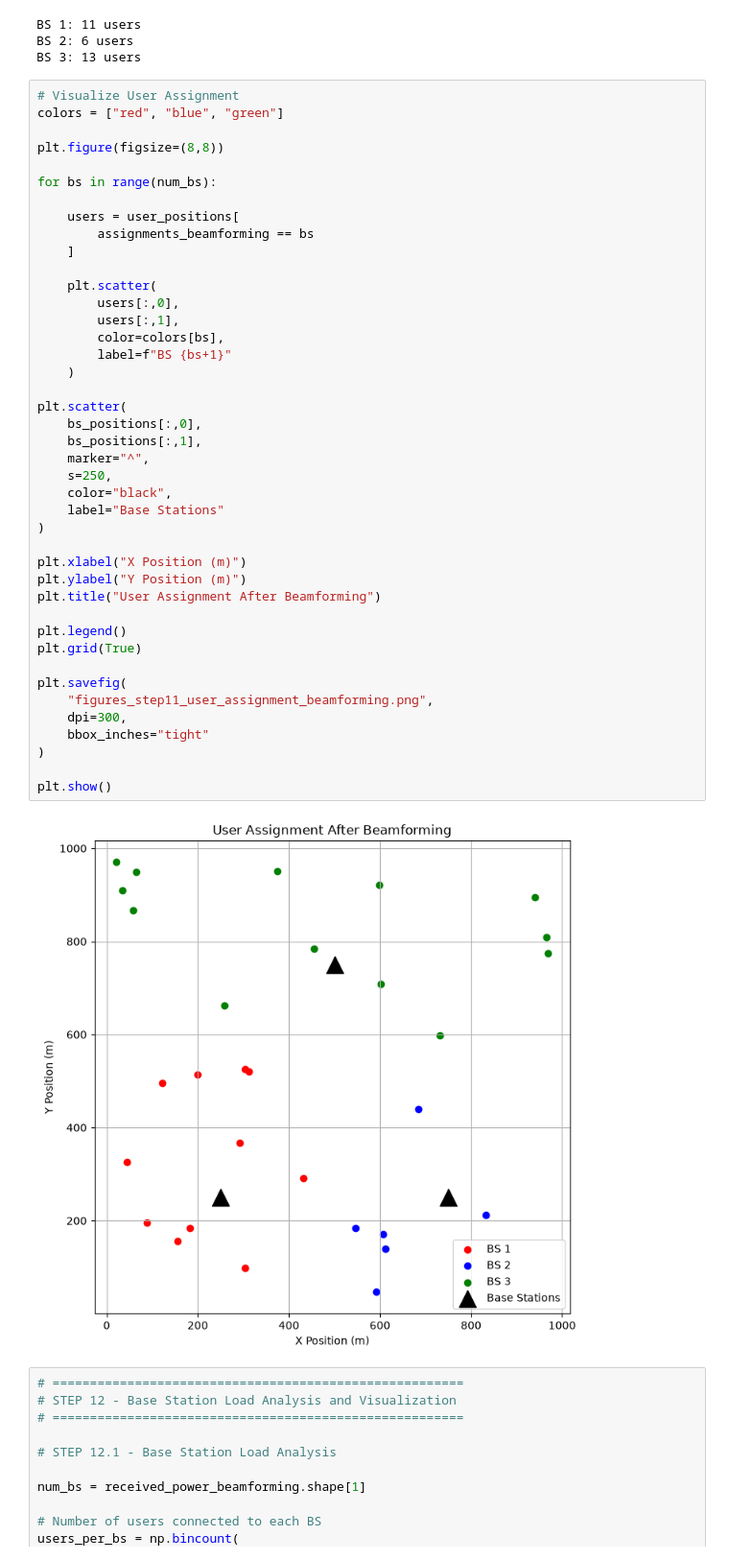
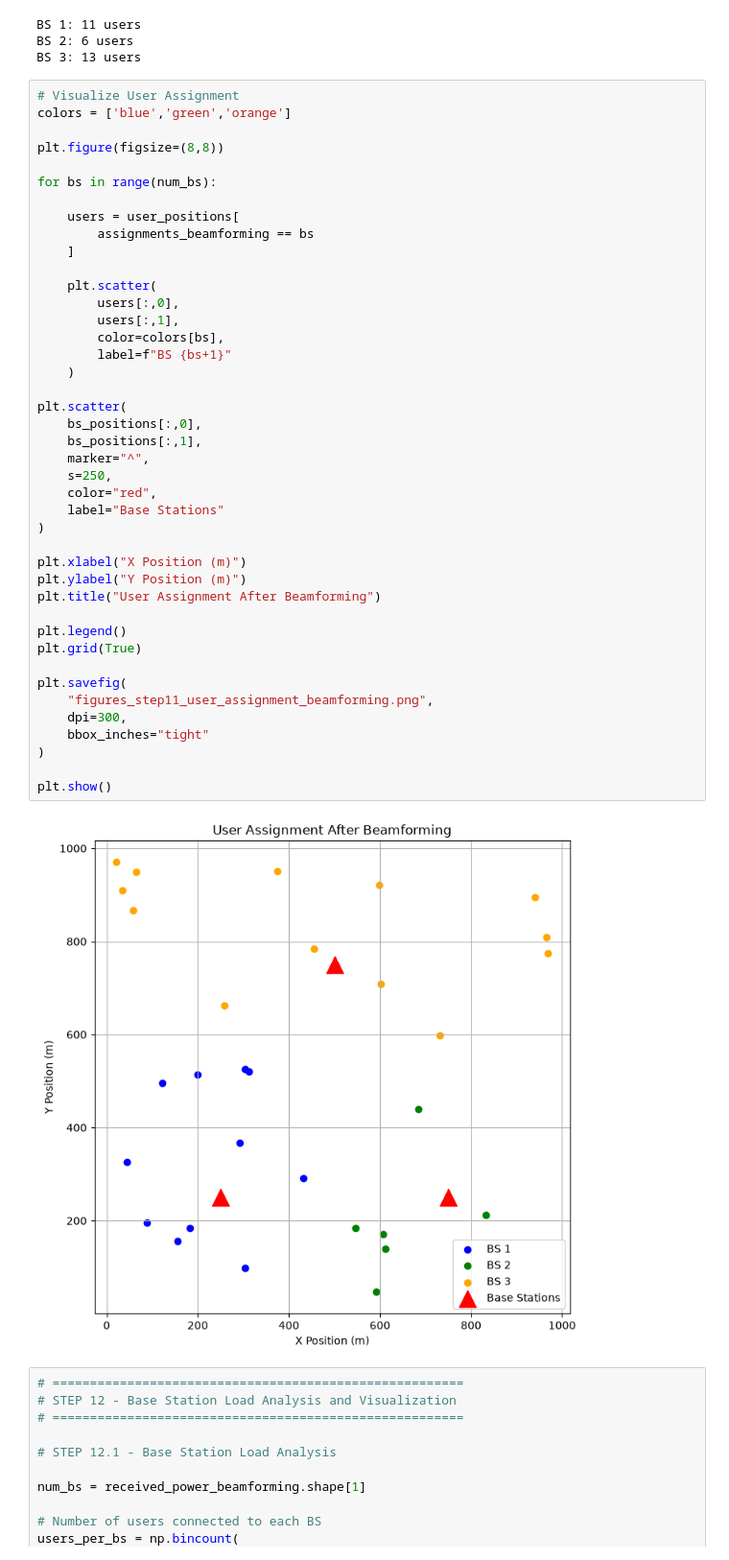
Before and after one commit to Chathuranga630/sionna, a Jupyter notebook: Spoofed_Traffic_v4.ipynb, the cells around one changed output. Shown at 96% size. Saved outputs shown, nothing was run; the diff lists cells and outputs as text.

```diff
--- a/Spoofed_Traffic_v4.ipynb
+++ b/Spoofed_Traffic_v4.ipynb
@@ -714,7 +714,7 @@ BS 2: 6 users
 BS 3: 13 users
 # %%
 # Visualize User Assignment
-colors = ["red", "blue", "green"]
+colors = ['blue','green','orange']
 
 plt.figure(figsize=(8,8))
 
@@ -727,35 +727,35 @@ for bs in range(num_bs):
     plt.scatter(
         users[:,0],
         users[:,1],
         color=colors[bs],
         label=f"BS {bs+1}"
     )
 
 plt.scatter(
     bs_positions[:,0],
     bs_positions[:,1],
     marker="^",
     s=250,
-    color="black",
+    color="red",
     label="Base Stations"
 )
 
 plt.xlabel("X Position (m)")
 plt.ylabel("Y Position (m)")
 plt.title("User Assignment After Beamforming")
 
 plt.legend()
 plt.grid(True)
 
 plt.savefig(
     "figures_step11_user_assignment_beamforming.png",
     dpi=300,
     bbox_inches="tight"
 )
 
 plt.show()
 # %% [output]
-[figure, old version]
+[figure, new version]
 # %%
 # =======================================================
 # STEP 12 - Base Station Load Analysis and Visualization
```
Also changed, not shown: parts of 4 cells of this notebook.
